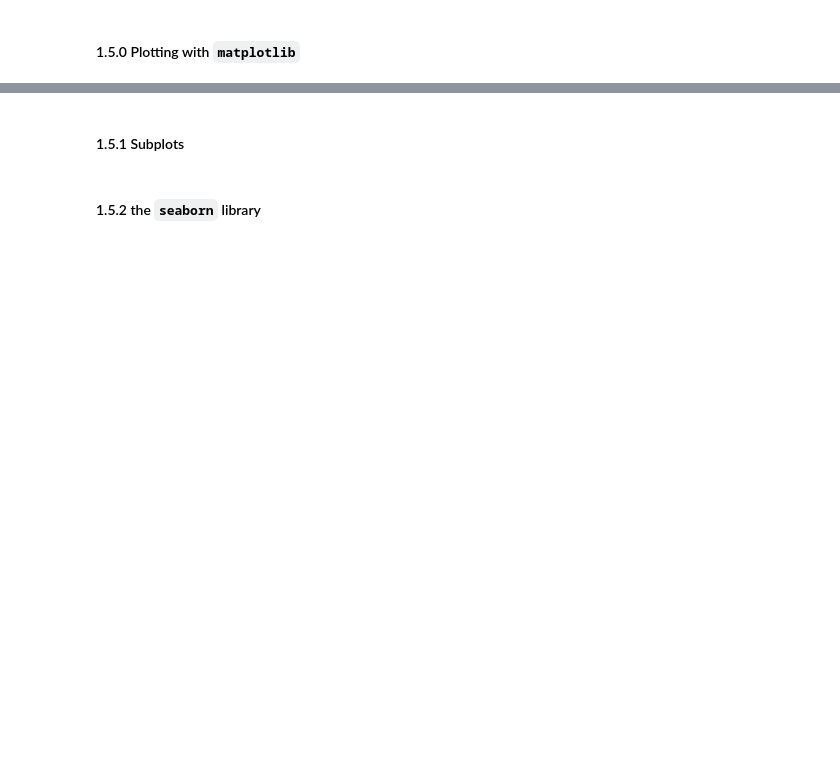
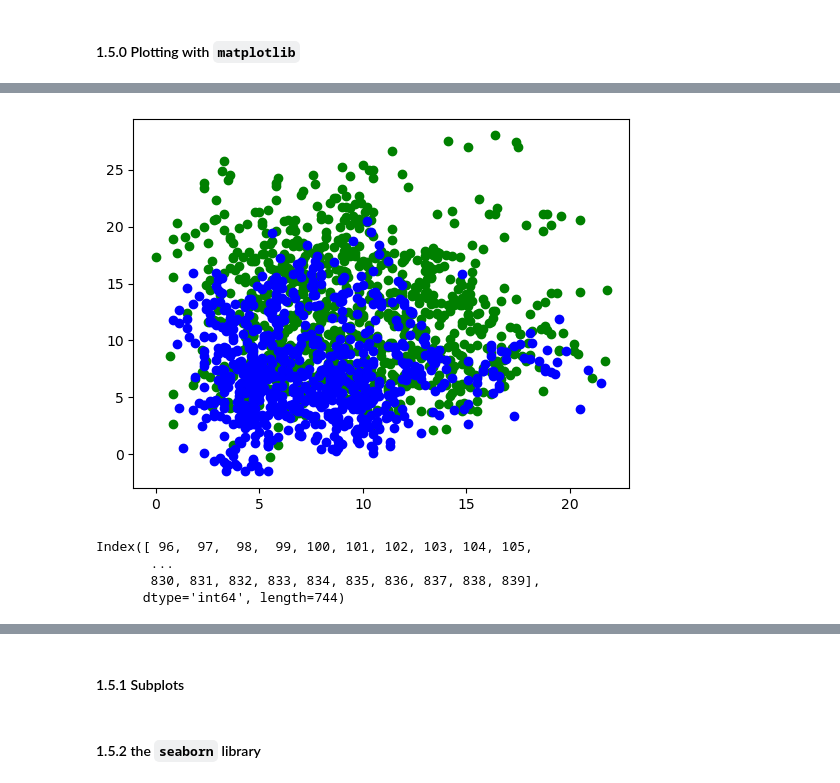
Before and after one commit to vigji/python-cimec-2025, a Jupyter notebook: practicals/Practicals_1.5.ipynb, the cells around one changed output, grey strips where cells are left out. Cells and saved outputs as stored; diff of their text form; code cells hidden in the pictures; blank space fills up the shorter version.

```diff
--- a/practicals/Practicals_1.5.ipynb
+++ b/practicals/Practicals_1.5.ipynb
@@ -38,6 +55,23 @@ meteo_df.head()
 # %%
 # Use boolean selection on the dataframe to show in blue points for day times (h8-20) and in green
 # points for night times (h 0-8 and 20-23) (with some transparency if you like)
+day_time_sel = meteo_df["hour"].between(8, 20)
+
+day_df = meteo_df[day_time_sel]
+night_df = meteo_df[~day_time_sel]
+f, ax = plt.subplots()
+
+for df, col in zip([day_df, night_df], ["green", "blue"]):
+    ax.scatter(df["wind_speed_10m"], df["temperature_2m"], c=col)
+# %% [output]
+[figure, added]
+# %%
+meteo_df[meteo_df["month"] == 3].index
+# %% [output]
+Index([ 96,  97,  98,  99, 100, 101, 102, 103, 104, 105,
+       ...
+       830, 831, 832, 833, 834, 835, 836, 837, 838, 839],
+      dtype='int64', length=744)
 # %%
 # Make a new line plot showing temperature over time, making sure you properly label your axes
 
```
Also changed, not shown: parts of 6 cells of this notebook, 2 other files.
